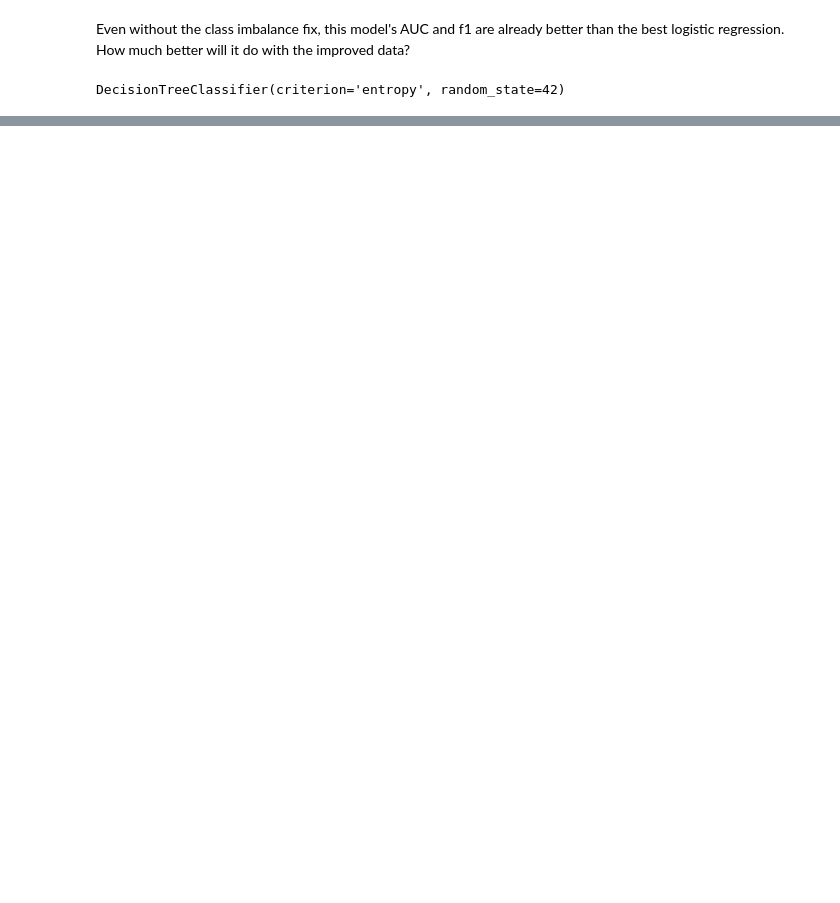
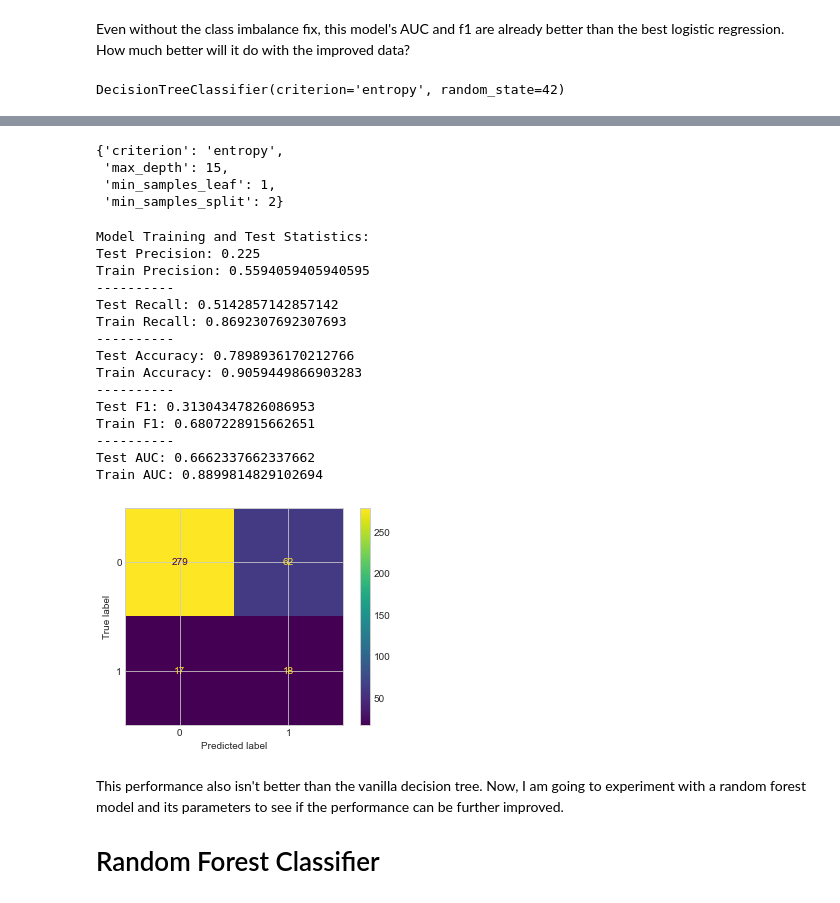
Before and after one commit to Davidkeebler/Credit_Card_Approvals_and_Denials_Prediction, a Jupyter notebook: Untitled.ipynb, the cells around one changed output, grey strips where cells are left out. Cells and saved outputs as stored; diff of their text form; code cells hidden in the pictures; blank space fills up the shorter version.

```diff
--- a/Untitled.ipynb
+++ b/Untitled.ipynb
@@ -772,0 +605,4 @@ There is another type of classifier model for us to try: random forest classifie
+# %%
+DT_classifier = DecisionTreeClassifier()
+dt_grid_search = GridSearchCV(DT_classifier, param_grid_DT, cv=3, return_train_score=True, scoring=['accuracy', 'roc_auc'], refit='roc_auc')
+dt_grid_search.fit(X_train_resampled, y_train_resampled)
@@ -773,3 +635,35 @@ There is another type of classifier model for us to try: random forest classifie
+# %%
+dt_grid_search.best_params_
+# %% [output]
+{'criterion': 'entropy',
+ 'max_depth': 15,
+ 'min_samples_leaf': 1,
+ 'min_samples_split': 2}
+# %%
+dt_best = DecisionTreeClassifier(criterion='entropy', max_depth=15, min_samples_leaf=1)
+dt_best.fit(X_train_resampled, y_train_resampled)
+model_eval_tree(dt_best, X_train, X_test, y_train, y_test)
+# %% [output]
+Model Training and Test Statistics:
+Test Precision: 0.225
+Train Precision: 0.5594059405940595
+----------
+Test Recall: 0.5142857142857142
+Train Recall: 0.8692307692307693
+----------
+Test Accuracy: 0.7898936170212766
+Train Accuracy: 0.9059449866903283
+----------
+Test F1: 0.31304347826086953
+Train F1: 0.6807228915662651
+----------
+Test AUC: 0.6662337662337662
+Train AUC: 0.8899814829102694
+[figure, added]
+# %% [markdown]
+This performance also isn't better than the vanilla decision tree. Now, I am going to experiment with a random forest model and its parameters to see if the performance can be further improved.
+
+# Random Forest Classifier
 # %%
 RF = RandomForestClassifier(criterion='entropy')
 RF.fit(X_train, y_train)
```
Also changed, not shown: parts of 37 cells of this notebook.
